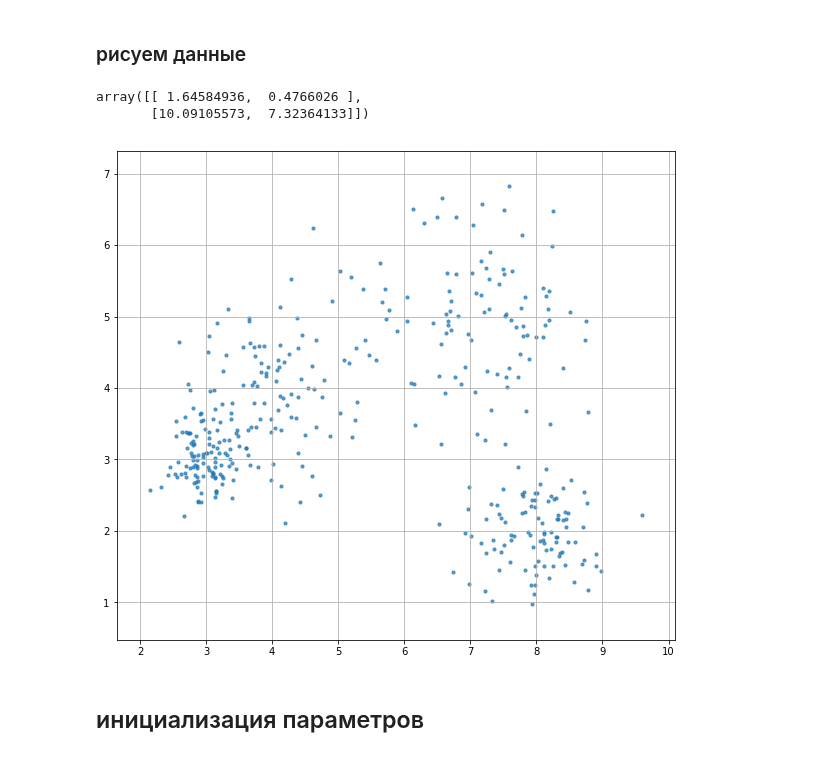
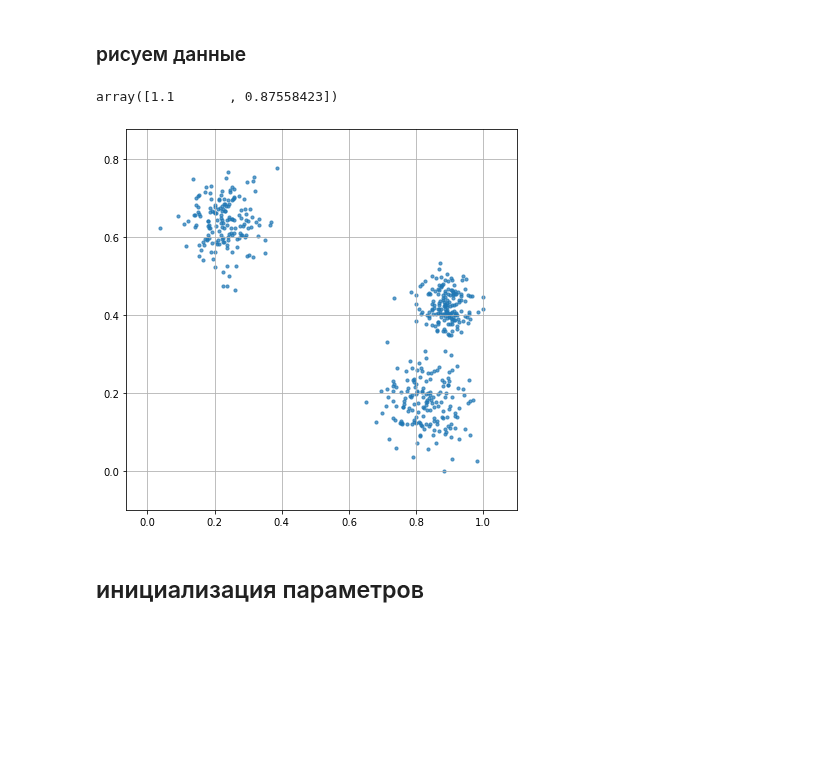
Before and after one commit to mechanoid5/ml_lectorium_legacy, a Jupyter notebook: examples/12-em/02-em-seq.ipynb, the cells around one changed output. Drawn from its saved outputs; the diff is of its cells as text; code cells hidden in the pictures; blank space fills up the shorter version.

```diff
--- a/examples/12-em/02-em-seq.ipynb
+++ b/examples/12-em/02-em-seq.ipynb
@@ -23,20 +23,35 @@ X = np.loadtxt('../data/400_1/points_9.txt')
+# %%
+n_samples = 500
+n_comp = 3 # количество компонент
+# %%
+from sklearn.datasets import make_blobs
+
+X,_ = make_blobs(
+        n_samples=n_samples,
+        centers=n_comp,
+        random_state=get_seed(),
+        cluster_std=[1.0, 1.5, 1.5]
+    )
+# %%
+X = (X - X.min()) / (X.max()-X.min())
 # %% [markdown]
 ### рисуем данные
 # %%
-plot_frame = np.vstack([ X.min(axis=0)-0.5,X.max(axis=0)+0.5 ])
-plot_frame
+plot_frame = np.vstack([ X.min(axis=0)-0.1,X.max(axis=0)+0.1 ])
+# plot_frame
-# %% [output]
-array([[ 1.64584936,  0.4766026 ],
-       [10.09105573,  7.32364133]])
+# %%
+plot_frame.max(axis=0)
+# %% [output]
+array([1.1       , 0.87558423])
 # %%
-plt.gcf().set_size_inches(10,9)
+plt.figure(figsize=(7,7))
 plt.xlim(plot_frame[:,0])
 plt.ylim(plot_frame[:,1])
 
 plt.scatter( X[:,0], X[:,1],s=10,alpha=0.7)
 plt.grid()
 plt.show()
 # %% [output]
-[figure, old version]
+[figure, new version]
 # %% [markdown]
 ## инициализация параметров
```
Also changed, not shown: parts of 8 cells of this notebook, 5 other files.
